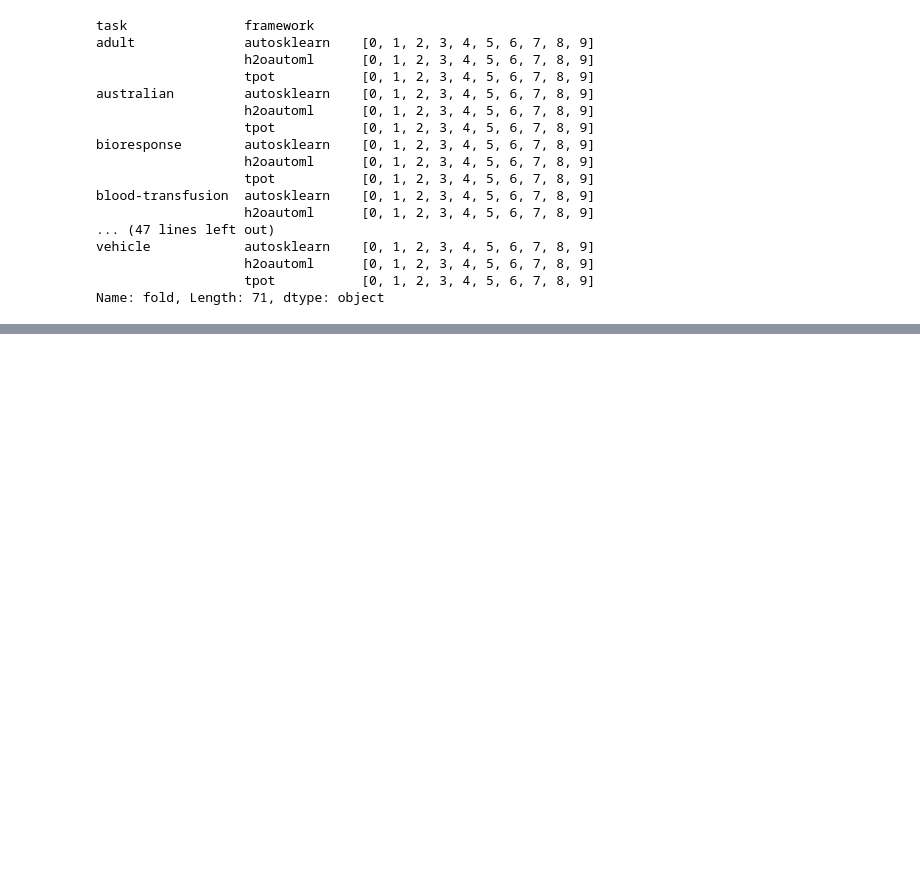
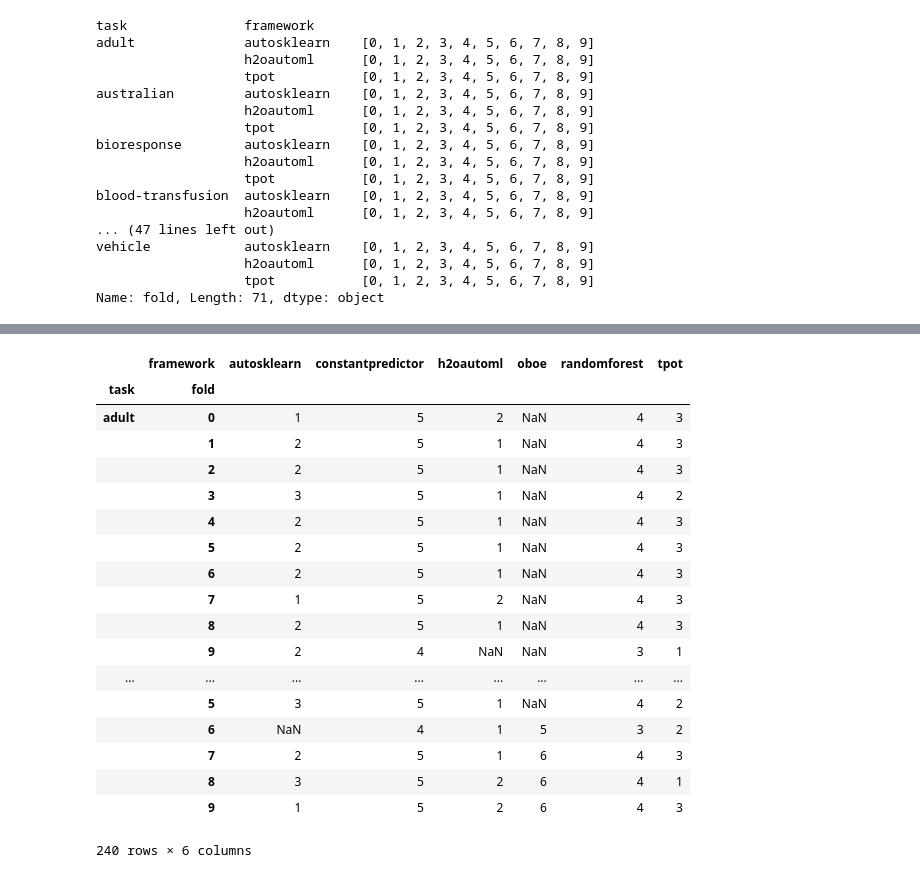
Before and after one commit to openml/automlbenchmark, a Jupyter notebook: reports.ipynb, the cells around one changed output, grey strips where cells are left out. Saved outputs shown, nothing was run; the diff lists cells and outputs as text; code cells hidden in the pictures; blank space fills up the shorter version.

Commit message:
display leaderboard in reports

```diff
--- a/reports.ipynb
+++ b/reports.ipynb
@@ -272,7 +292,28 @@ task_leaderboard_df.astype(float).to_csv('tasks_leaderboard.csv', float_format='
 # %%
 folds_perf_df = all_results.pivot_table(index=['task', 'fold'], columns='framework', values='perf')
 folds_leaderboard_df = folds_perf_df.apply(rank, axis=1, result_type='broadcast').astype(object)
 folds_leaderboard_df.astype(float).to_csv('folds_leaderboard.csv', float_format='%.f')
+folds_leaderboard_df
+# %% [output]
+|  | framework | autosklearn | constantpredictor | h2oautoml | oboe | randomforest | tpot |
+| task | fold |  |  |  |  |  |  |
+| adult | 0 | 1 | 5 | 2 | NaN | 4 | 3 |
+|  | 1 | 2 | 5 | 1 | NaN | 4 | 3 |
+|  | 2 | 2 | 5 | 1 | NaN | 4 | 3 |
+|  | 3 | 3 | 5 | 1 | NaN | 4 | 2 |
+|  | 4 | 2 | 5 | 1 | NaN | 4 | 3 |
+|  | 5 | 2 | 5 | 1 | NaN | 4 | 3 |
+|  | 6 | 2 | 5 | 1 | NaN | 4 | 3 |
+|  | 7 | 1 | 5 | 2 | NaN | 4 | 3 |
+|  | 8 | 2 | 5 | 1 | NaN | 4 | 3 |
+|  | 9 | 2 | 4 | NaN | NaN | 3 | 1 |
+| ... | ... | ... | ... | ... | ... | ... | ... |
+|  | 5 | 3 | 5 | 1 | NaN | 4 | 2 |
+|  | 6 | NaN | 4 | 1 | 5 | 3 | 2 |
+|  | 7 | 2 | 5 | 1 | 6 | 4 | 3 |
+|  | 8 | 3 | 5 | 2 | 6 | 4 | 1 |
+|  | 9 | 1 | 5 | 2 | 6 | 4 | 3 |
+240 rows × 6 columns
 # %%
 all_results.loc[(all_results.task=='car')&(all_results.framework=='tpot')]
 # %% [output]
```
Also changed, not shown: parts of 9 cells of this notebook.
